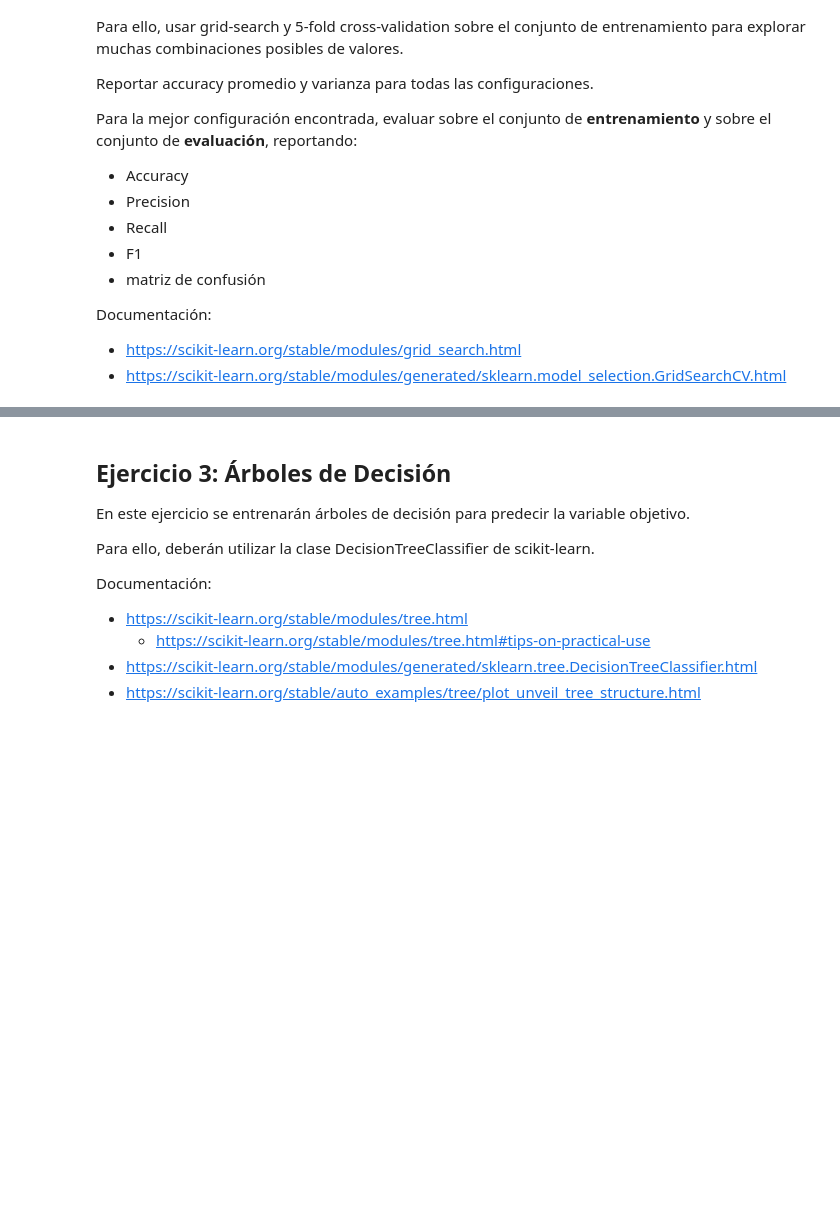
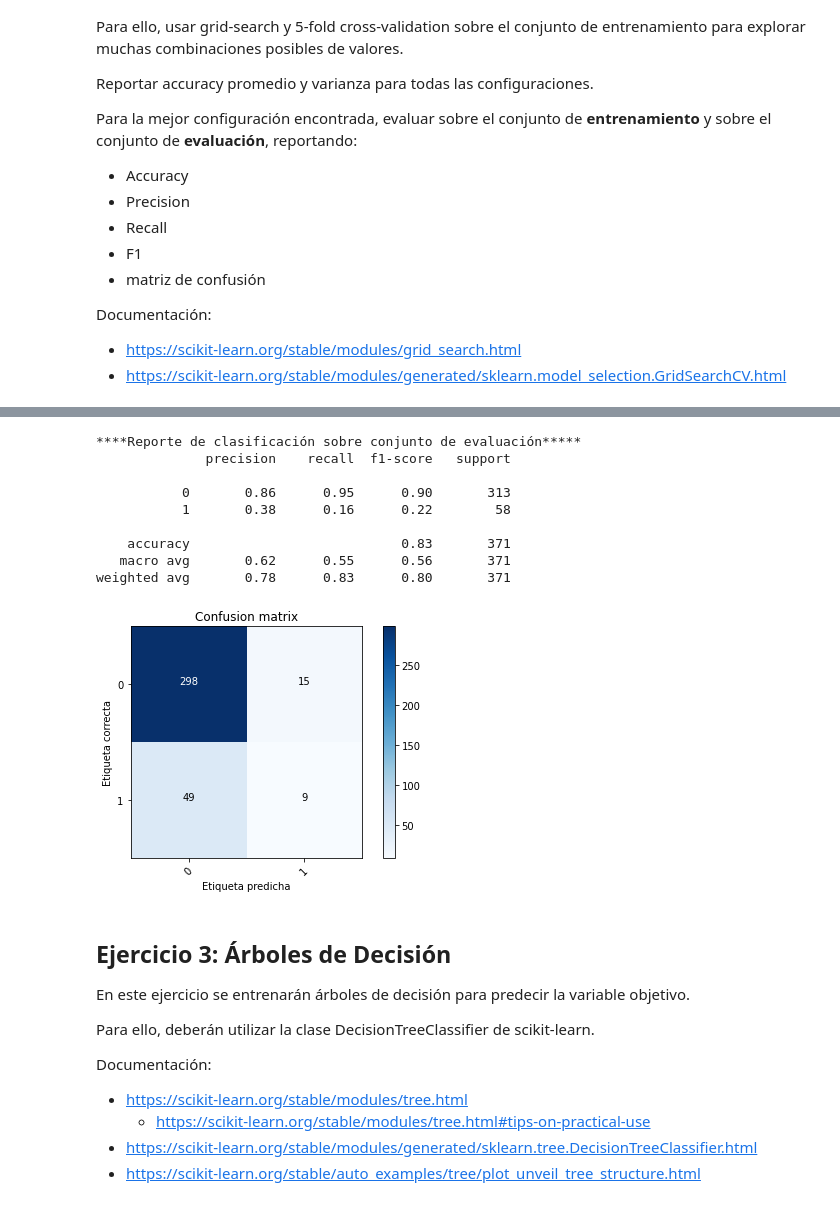
Before and after one commit to pablonicolasr/diplodatos-iaa-2022-grupo32, a Jupyter notebook: Lab2_Garay.ipynb, the cells around one changed output, grey strips where cells are left out. Saved outputs shown, nothing was run; the diff lists cells and outputs as text; code cells hidden in the pictures; blank space fills up the shorter version.

```diff
--- a/Lab2_Garay.ipynb
+++ b/Lab2_Garay.ipynb
@@ -363,3 +362,22 @@ weighted avg       0.78      0.84      0.78       371
+# %%
+print("****Reporte de clasificación sobre conjunto de evaluación*****")
+print(classification_report(y_test, y_test_predb))
+
+confusion_matrix(y_test, y_test_predb)
+cmpt = confusion_matrix(y_test, y_test_predb)
+
+plot_confusion_matrix(cmpt,[0, 1])
+# %% [output]
+****Reporte de clasificación sobre conjunto de evaluación*****
+              precision    recall  f1-score   support
+
+           0       0.86      0.95      0.90       313
+           1       0.38      0.16      0.22        58
+
+    accuracy                           0.83       371
+   macro avg       0.62      0.55      0.56       371
+weighted avg       0.78      0.83      0.80       371
+[figure, added]
 # %% [markdown]
 ## Ejercicio 3: Árboles de Decisión
 
```
Also changed, not shown: parts of 15 cells of this notebook.
